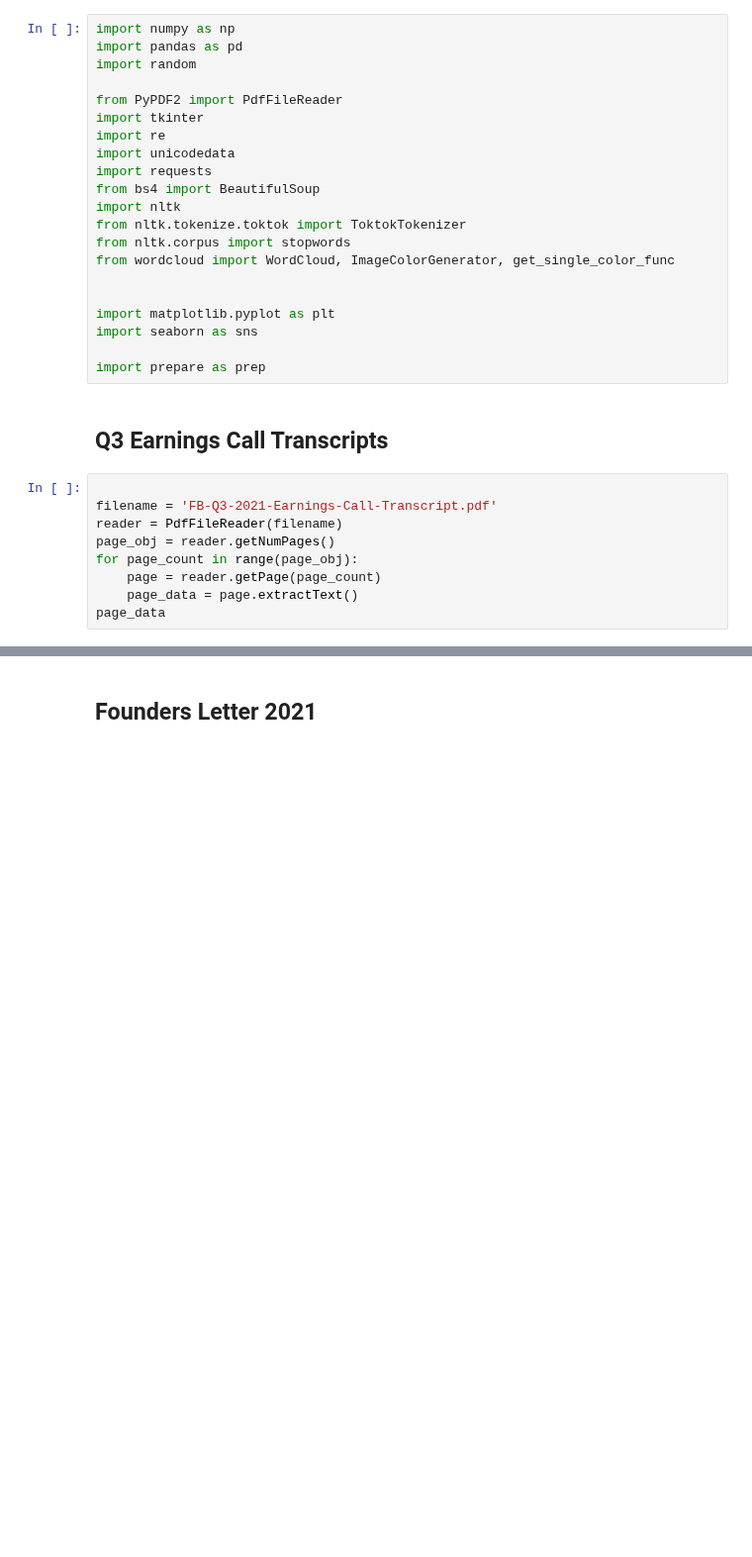
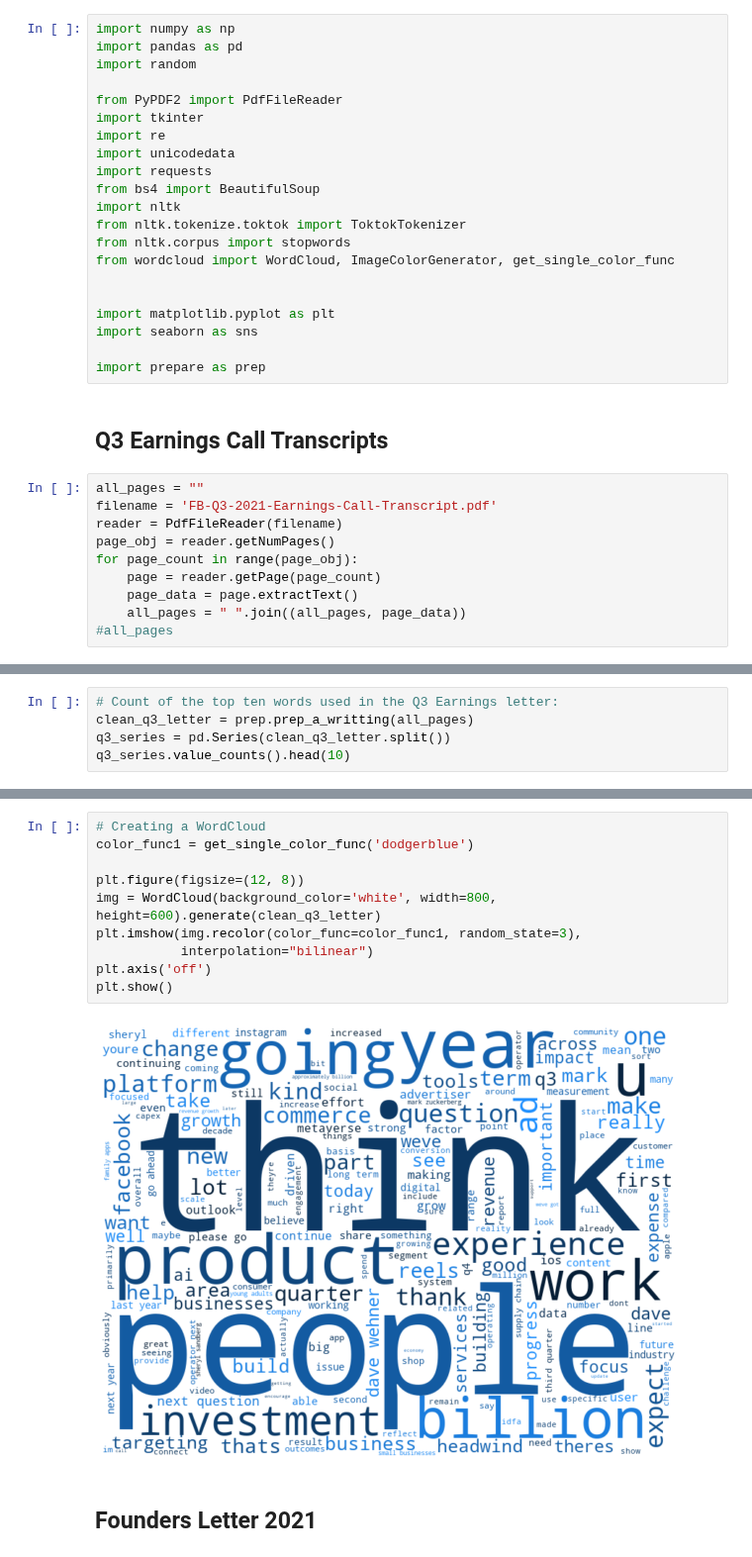
Before and after one commit to jeffakins/natural_language_processing, a Jupyter notebook: meta_earnings_call.ipynb, the cells around one changed output, grey strips where cells are left out. Shown at 99% size. Drawn from its saved outputs; the diff is of its cells as text; blank space fills up the shorter version.

```diff
--- a/meta_earnings_call.ipynb
+++ b/meta_earnings_call.ipynb
@@ -27,11 +27,12 @@ import prepare as prep
 # %% [markdown]
 ## Q3 Earnings Call Transcripts
 # %%
-
+all_pages = ""
 filename = 'FB-Q3-2021-Earnings-Call-Transcript.pdf'
 reader = PdfFileReader(filename)
 page_obj = reader.getNumPages()
 for page_count in range(page_obj):
     page = reader.getPage(page_count)
     page_data = page.extractText()
-page_data
+    all_pages = " ".join((all_pages, page_data))
+#all_pages
@@ -39,0 +41,5 @@ page_data
+# %%
+# Count of the top ten words used in the Q3 Earnings letter:
+clean_q3_letter = prep.prep_a_writting(all_pages)
+q3_series = pd.Series(clean_q3_letter.split())
+q3_series.value_counts().head(10)
@@ -40,3 +58,15 @@ page_data
+# %%
+# Creating a WordCloud
+color_func1 = get_single_color_func('dodgerblue')
+
+plt.figure(figsize=(12, 8))
+img = WordCloud(background_color='white', width=800, height=600).generate(clean_q3_letter)
+plt.imshow(img.recolor(color_func=color_func1, random_state=3),
+           interpolation="bilinear")
+plt.axis('off')
+plt.show()
+# %% [output]
+[figure, added]
 # %% [markdown]
 ## Founders Letter 2021
 # %%
```
Also changed, not shown: parts of 10 cells of this notebook, 1 other file.
